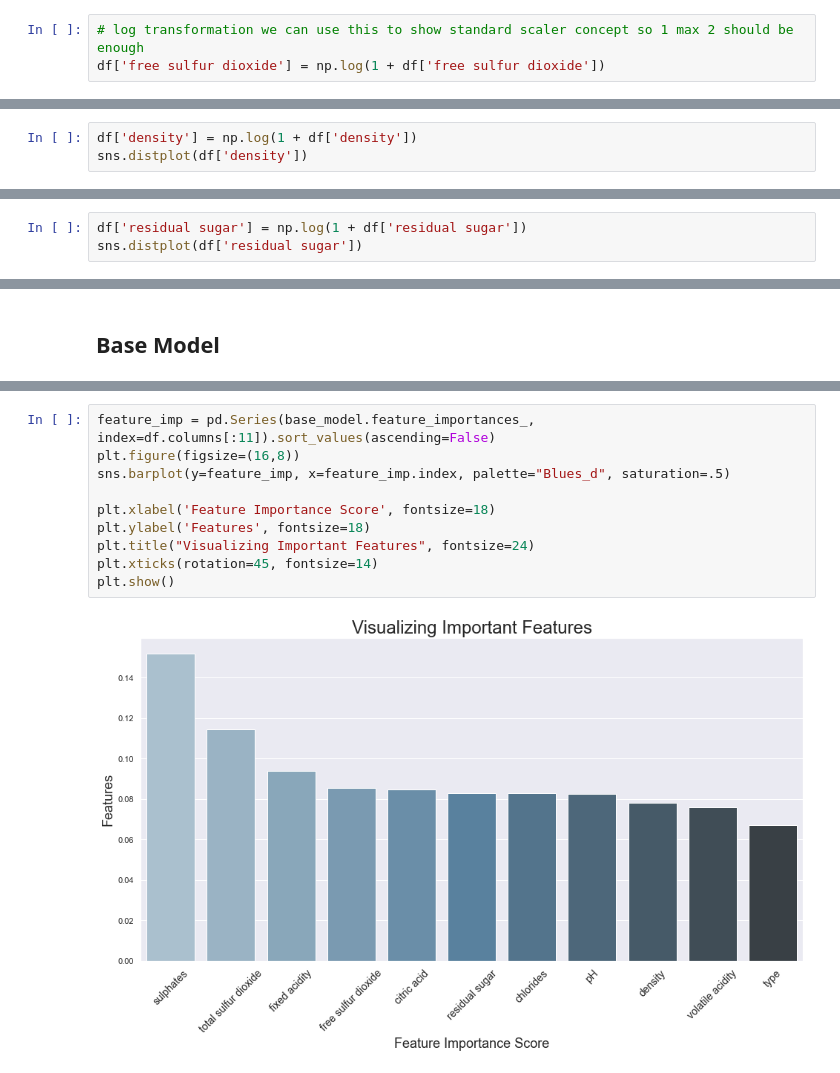
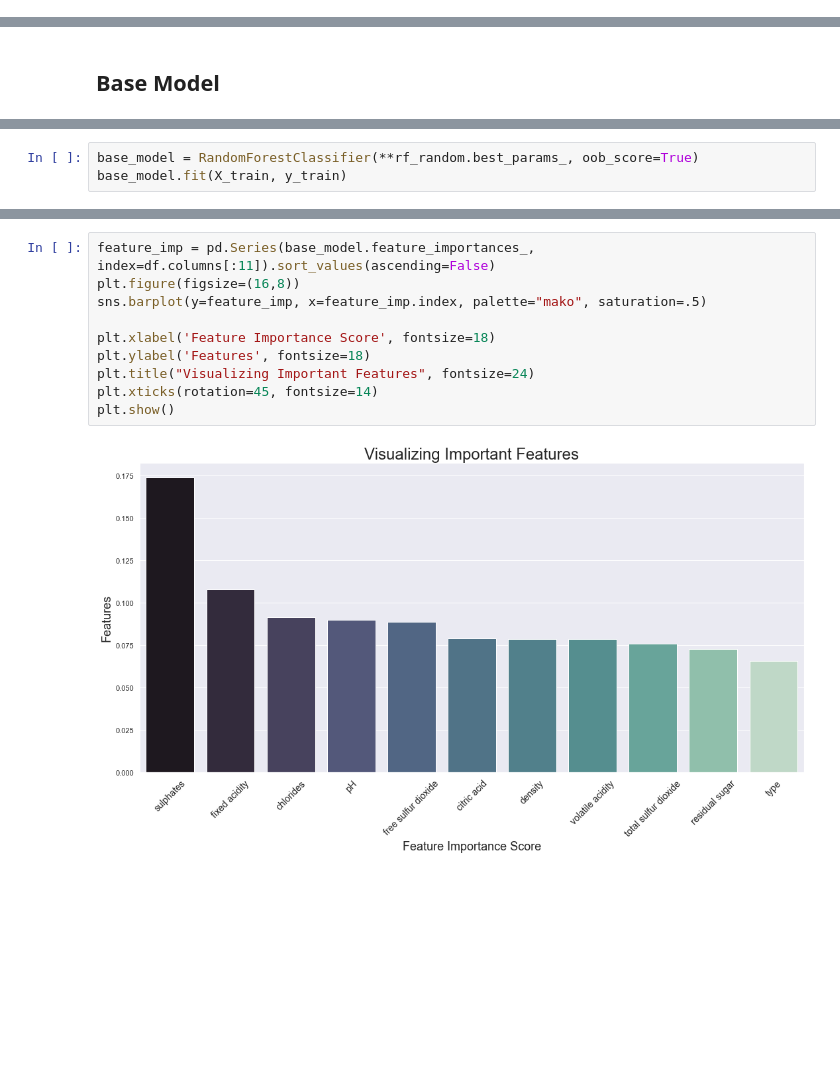
Before and after one commit to Prateeek73/WineQualityAnalysis, a Jupyter notebook: Wine Quality Analysis.ipynb, the cells around one changed output, grey strips where cells are left out. Drawn from its saved outputs; the diff is of its cells as text; blank space fills up the shorter version.

```diff
--- a/Wine Quality Analysis.ipynb
+++ b/Wine Quality Analysis.ipynb
@@ -259,3 +414,0 @@ plt.tight_layout(pad=0.5, w_pad=0.7, h_pad=5.0)
-# %%
-# log transformation we can use this to show standard scaler concept so 1 max 2 should be enough
-df['free sulfur dioxide'] = np.log(1 + df['free sulfur dioxide'])
@@ -267,3 +414,0 @@ sns.distplot(df['free sulfur dioxide'])
-# %%
-df['density'] = np.log(1 + df['density'])
-sns.distplot(df['density'])
@@ -273,3 +414,0 @@ sns.distplot(df['density'])
-# %%
-df['residual sugar'] = np.log(1 + df['residual sugar'])
-sns.distplot(df['residual sugar'])
@@ -548,0 +693,3 @@ y_pred = random_forest.predict(X_test)
+# %%
+base_model = RandomForestClassifier(**rf_random.best_params_, oob_score=True)
+base_model.fit(X_train, y_train)
@@ -577,12 +727,12 @@ array([[   1,    0,  197],
 # %%
 feature_imp = pd.Series(base_model.feature_importances_, index=df.columns[:11]).sort_values(ascending=False)
 plt.figure(figsize=(16,8))
-sns.barplot(y=feature_imp, x=feature_imp.index, palette="Blues_d", saturation=.5)
+sns.barplot(y=feature_imp, x=feature_imp.index, palette="mako", saturation=.5)
 
 plt.xlabel('Feature Importance Score', fontsize=18)
 plt.ylabel('Features', fontsize=18)
 plt.title("Visualizing Important Features", fontsize=24)
 plt.xticks(rotation=45, fontsize=14)
 plt.show()
 # %% [output]
-[figure, old version]
+[figure, new version]
```
Also changed, not shown: parts of 37 cells of this notebook, 2 other files.
